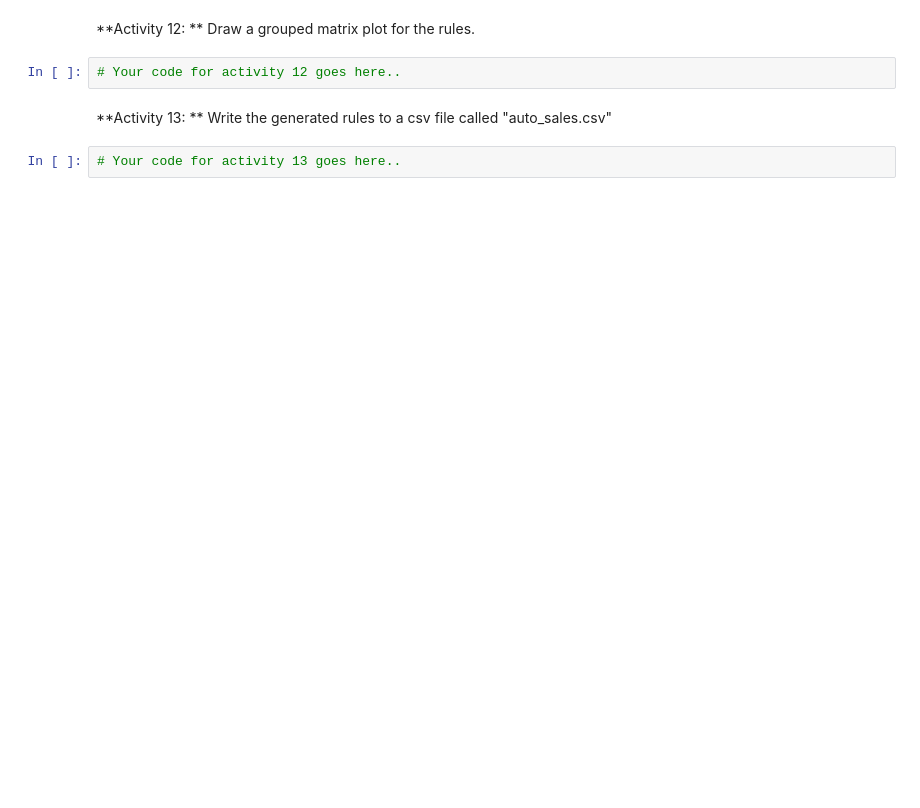
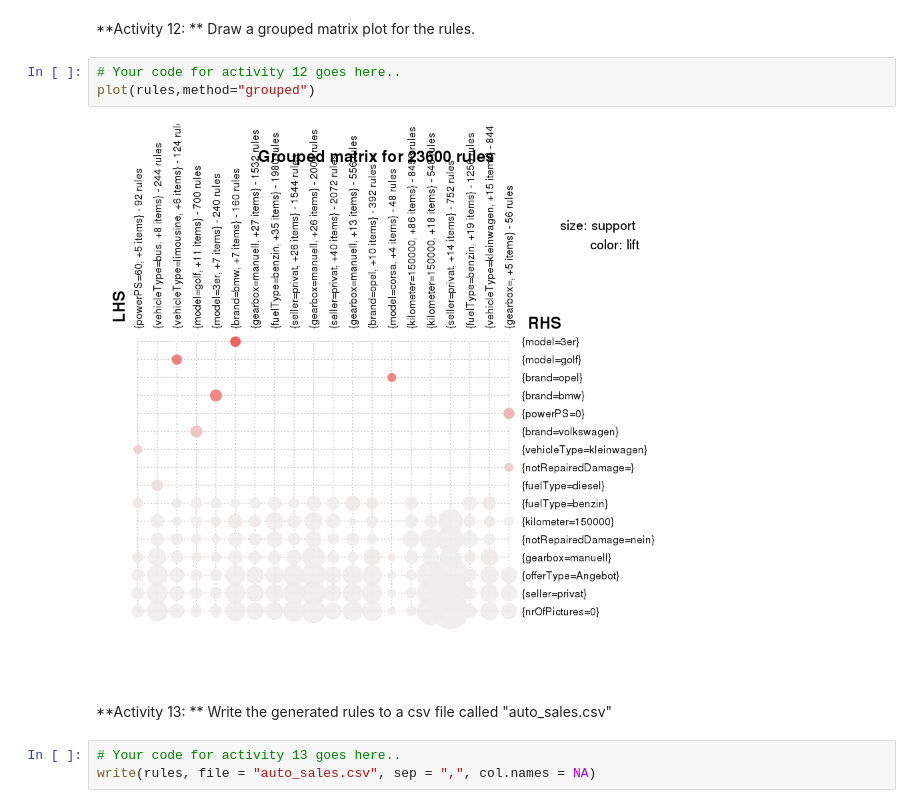
Before and after one commit to asouleymane/DMIR, a Jupyter notebook: modules/module2/exercises/Exercises_Auto_Sales.ipynb, the cells around one changed output. Cells and saved outputs as stored; diff of their text form; blank space fills up the shorter version.

```diff
--- a/modules/module2/exercises/Exercises_Auto_Sales.ipynb
+++ b/modules/module2/exercises/Exercises_Auto_Sales.ipynb
@@ -77,7 +259,11 @@ library("arulesViz")
 **Activity 12: ** Draw a grouped matrix plot for the rules.
 # %%
 # Your code for activity 12 goes here..
+plot(rules,method="grouped")
+# %% [output]
+[figure, added]
 # %% [markdown]
 **Activity 13: ** Write the generated rules to a csv file called "auto_sales.csv"
 # %%
 # Your code for activity 13 goes here..
+write(rules, file = "auto_sales.csv", sep = ",", col.names = NA)
```
Also changed, not shown: parts of 19 cells of this notebook, 43 other files.
